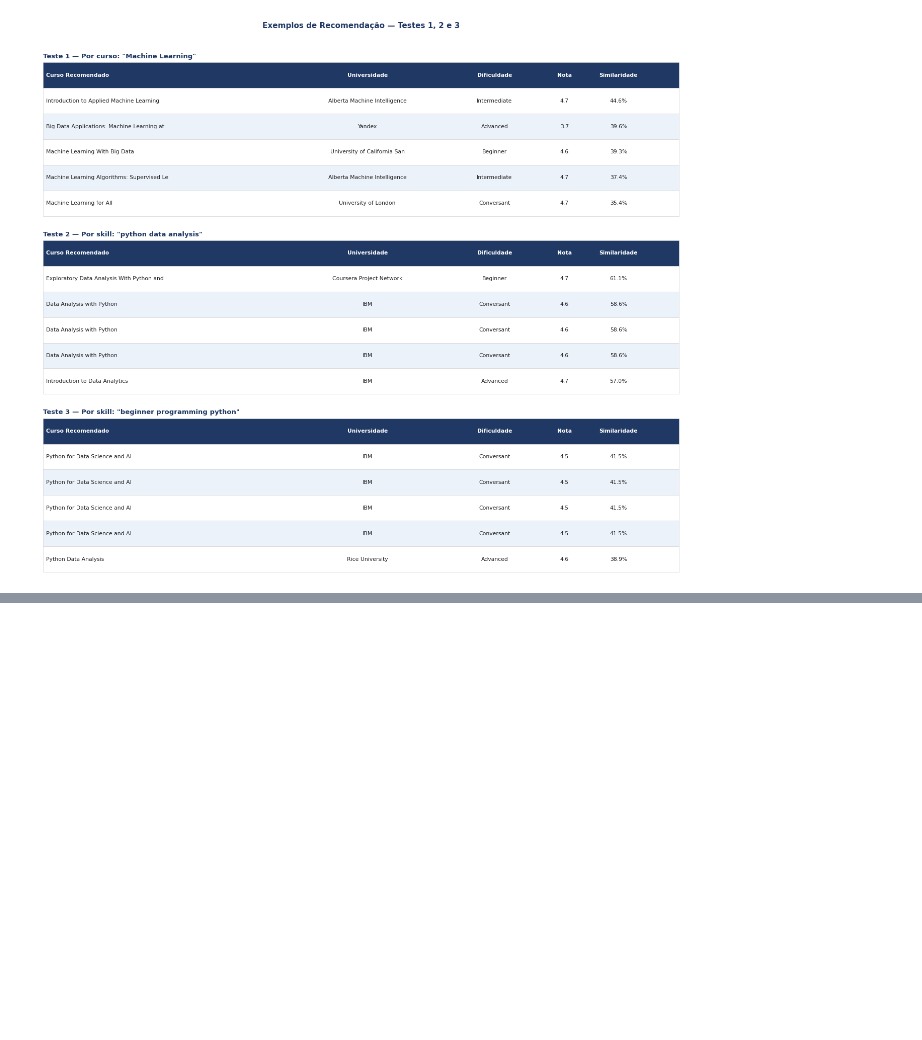
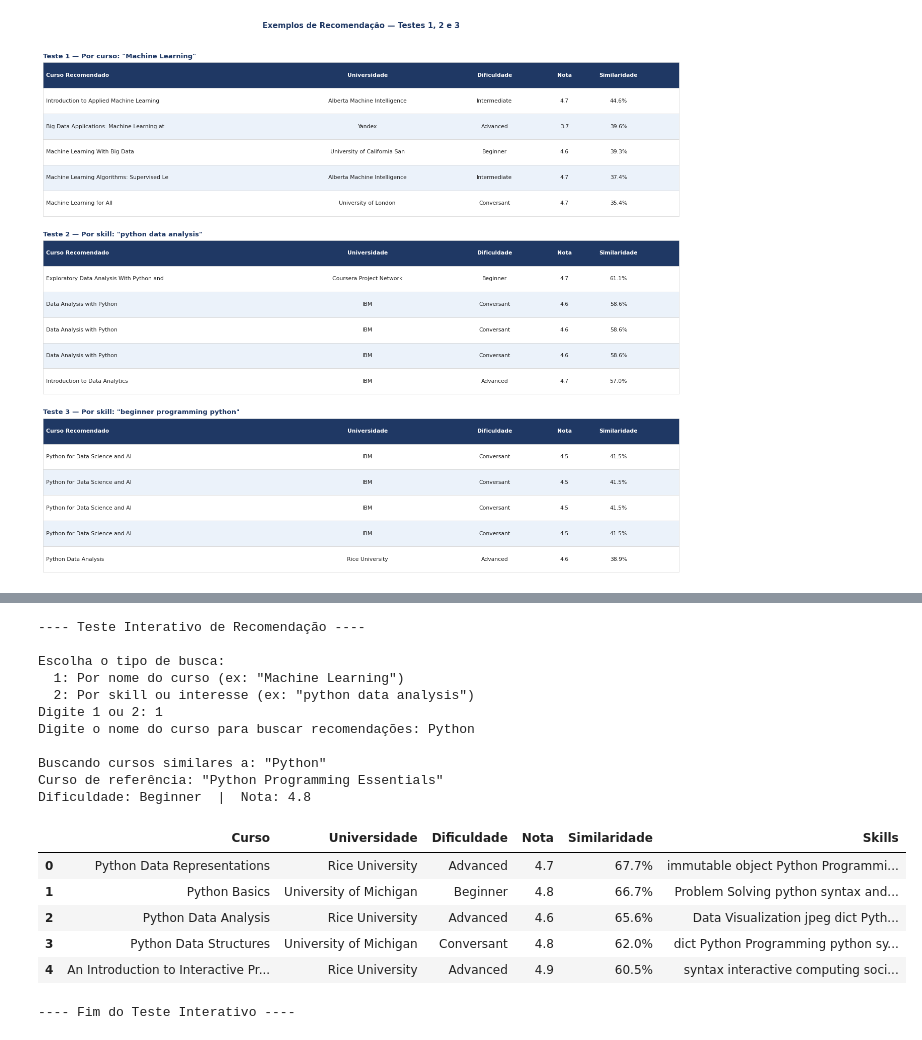
Before and after one commit to canasep/mackprojeto3, a Jupyter notebook: PROJETO_APLICADO_3.ipynb, the cells around one changed output, grey strips where cells are left out. Saved outputs shown, nothing was run; the diff lists cells and outputs as text; code cells hidden in the pictures; blank space fills up the shorter version.

```diff
--- a/PROJETO_APLICADO_3.ipynb
+++ b/PROJETO_APLICADO_3.ipynb
@@ -720,0 +725,55 @@ _____________________________________________
+# %%
+print('---- Teste Interativo de Recomendação ----\n')
+
+# Opção de tipo de busca
+print('Escolha o tipo de busca:')
+print('  1: Por nome do curso (ex: "Machine Learning")')
+print('  2: Por skill ou interesse (ex: "python data analysis")')
+
+choice = input('Digite 1 ou 2: ').strip()
+
+if choice == '1':
+    search_term = input('Digite o nome do curso para buscar recomendações: ').strip()
+    if search_term:
+        print(f'\nBuscando cursos similares a: "{search_term}"')
+        interactive_rec = recomendar_cursos(search_term, n=5, por_skill=False)
+        if interactive_rec is not None:
+            display(interactive_rec)
+        else:
+            print('Nenhuma recomendação encontrada para o nome do curso fornecido.')
+    else:
+        print('Entrada de nome de curso vazia.')
+elif choice == '2':
+    search_term = input('Digite a skill ou interesse para buscar recomendações (ex: "beginner programming python"): ').strip()
+    if search_term:
+        print(f'\nBuscando cursos com skill/tema: "{search_term}"')
+        interactive_rec = recomendar_cursos(search_term, n=5, por_skill=True)
+        if interactive_rec is not None:
+            display(interactive_rec)
+        else:
+            print('Nenhuma recomendação encontrada para a skill/interesse fornecido.')
+    else:
+        print('Entrada de skill/interesse vazia.')
+else:
+    print('Opção inválida. Por favor, digite 1 ou 2.')
+
+print('\n---- Fim do Teste Interativo ----')
+# %% [output]
+---- Teste Interativo de Recomendação ----
+
+Escolha o tipo de busca:
+  1: Por nome do curso (ex: "Machine Learning")
+  2: Por skill ou interesse (ex: "python data analysis")
+Digite 1 ou 2: 1
+Digite o nome do curso para buscar recomendações: Python
+
+Buscando cursos similares a: "Python"
+Curso de referência: "Python Programming Essentials"
+Dificuldade: Beginner  |  Nota: 4.8
+|  | Curso | Universidade | Dificuldade | Nota | Similaridade | Skills |
+| 0 | Python Data Representations | Rice University | Advanced | 4.7 | 67.7% | immutable object Python Programmi... |
+| 1 | Python Basics | University of Michigan | Beginner | 4.8 | 66.7% | Problem Solving python syntax and... |
+| 2 | Python Data Analysis | Rice University | Advanced | 4.6 | 65.6% | Data Visualization jpeg dict Pyth... |
+| 3 | Python Data Structures | University of Michigan | Conversant | 4.8 | 62.0% | dict Python Programming python sy... |
+| 4 | An Introduction to Interactive Pr... | Rice University | Advanced | 4.9 | 60.5% | syntax interactive computing soci... |
+---- Fim do Teste Interativo ----
```
Also changed, not shown: parts of 6 cells of this notebook.
